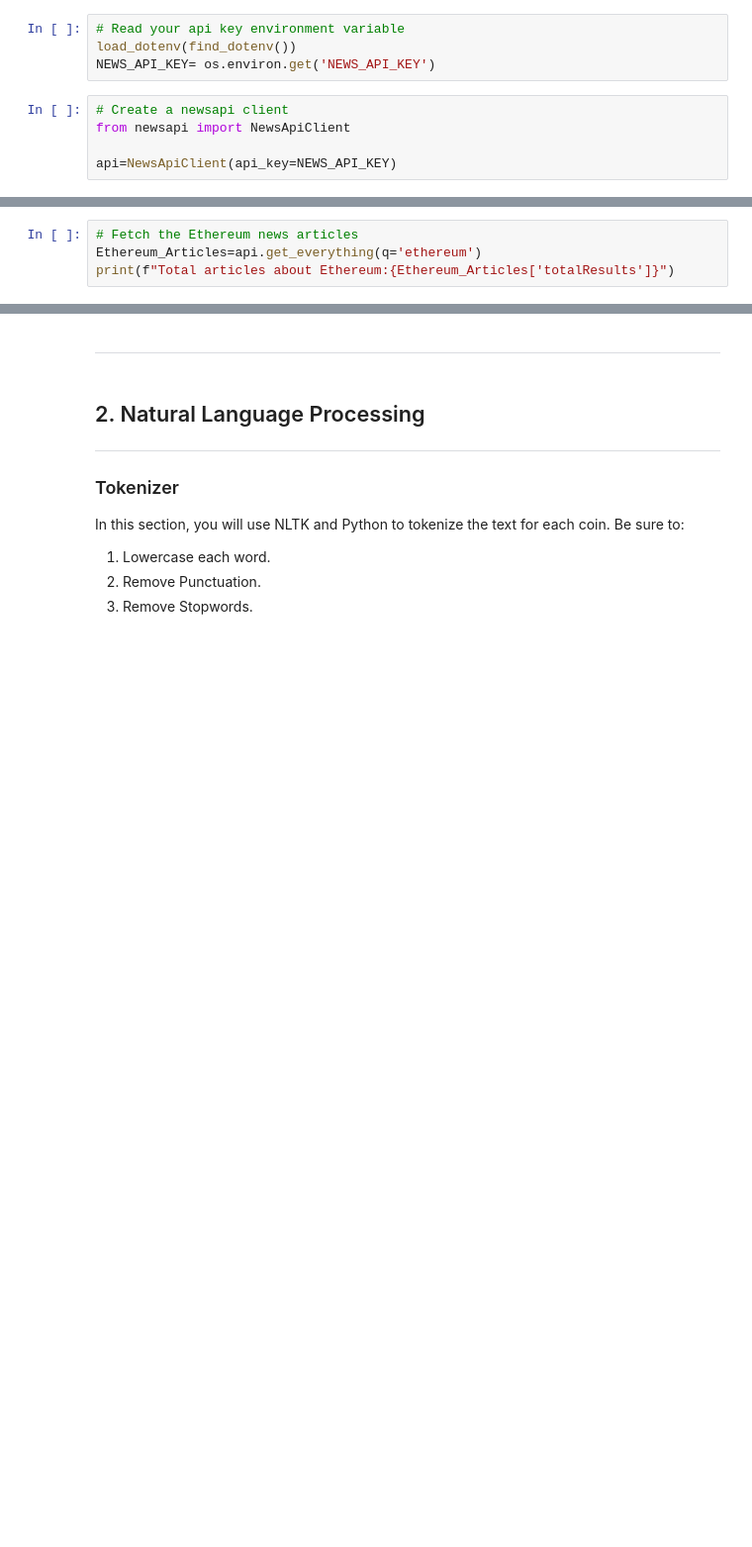
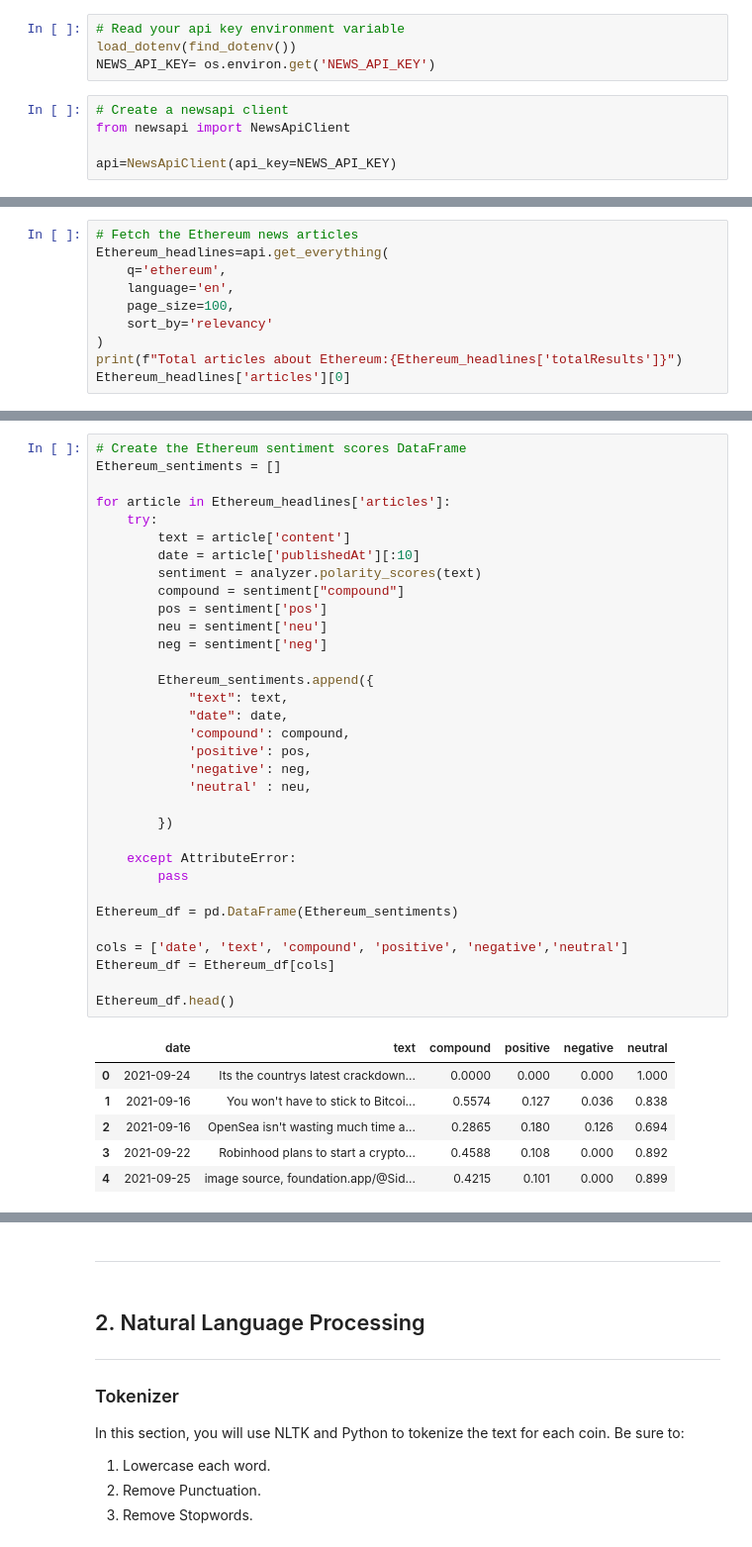
Before and after one commit to InfluxVC/NLP, a Jupyter notebook: crypto_sentiment.ipynb, the cells around one changed output, grey strips where cells are left out. Shown at 99% size. Cells and saved outputs as stored; diff of their text form; blank space fills up the shorter version.

```diff
--- a/crypto_sentiment.ipynb
+++ b/crypto_sentiment.ipynb
@@ -44,5 +59,11 @@ Total articles about Bitcoin:9813
 # %%
 # Fetch the Ethereum news articles
-Ethereum_Articles=api.get_everything(q='ethereum')
-print(f"Total articles about Ethereum:{Ethereum_Articles['totalResults']}")
+Ethereum_headlines=api.get_everything(
+    q='ethereum',
+    language='en',
+    page_size=100,
+    sort_by='relevancy'
+)
+print(f"Total articles about Ethereum:{Ethereum_headlines['totalResults']}")
+Ethereum_headlines['articles'][0]
 # %% [output]
@@ -72,2 +120,42 @@ Ethereum_df.head()
+# %%
+# Create the Ethereum sentiment scores DataFrame
+Ethereum_sentiments = []
+
+for article in Ethereum_headlines['articles']:
+    try:
+        text = article['content']
+        date = article['publishedAt'][:10]
+        sentiment = analyzer.polarity_scores(text)
+        compound = sentiment["compound"]
+        pos = sentiment['pos']
+        neu = sentiment['neu']
+        neg = sentiment['neg']
+
+        Ethereum_sentiments.append({
+            "text": text,
+            "date": date,
+            'compound': compound,
+            'positive': pos,
+            'negative': neg,
+            'neutral' : neu,
+
+        })
+
+    except AttributeError:
+        pass
+
+Ethereum_df = pd.DataFrame(Ethereum_sentiments)
+
+cols = ['date', 'text', 'compound', 'positive', 'negative','neutral']
+Ethereum_df = Ethereum_df[cols]
+
+Ethereum_df.head()
+# %% [output]
+|  | date | text | compound | positive | negative | neutral |
+| 0 | 2021-09-24 | Its the countrys latest crackdown... | 0.0000 | 0.000 | 0.000 | 1.000 |
+| 1 | 2021-09-16 | You won't have to stick to Bitcoi... | 0.5574 | 0.127 | 0.036 | 0.838 |
+| 2 | 2021-09-16 | OpenSea isn't wasting much time a... | 0.2865 | 0.180 | 0.126 | 0.694 |
+| 3 | 2021-09-22 | Robinhood plans to start a crypto... | 0.4588 | 0.108 | 0.000 | 0.892 |
+| 4 | 2021-09-25 | image source, foundation.app/@Sid... | 0.4215 | 0.101 | 0.000 | 0.899 |
 # %%
 # Describe the Bitcoin Sentiment
```
Also changed, not shown: parts of 20 cells of this notebook.
